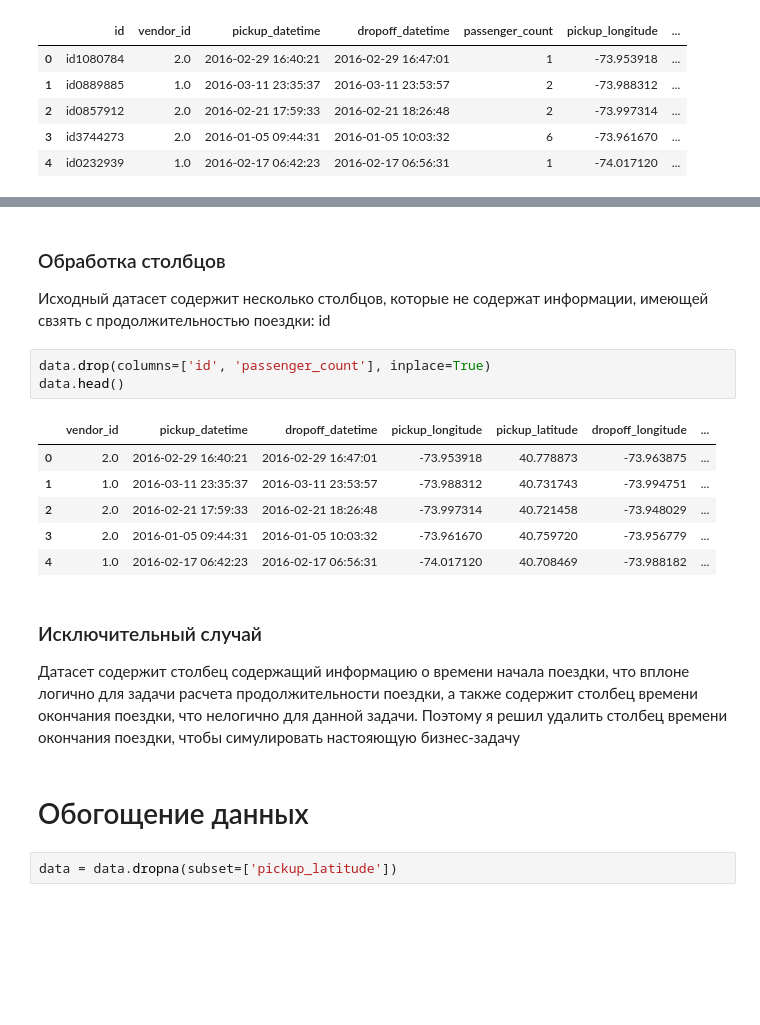
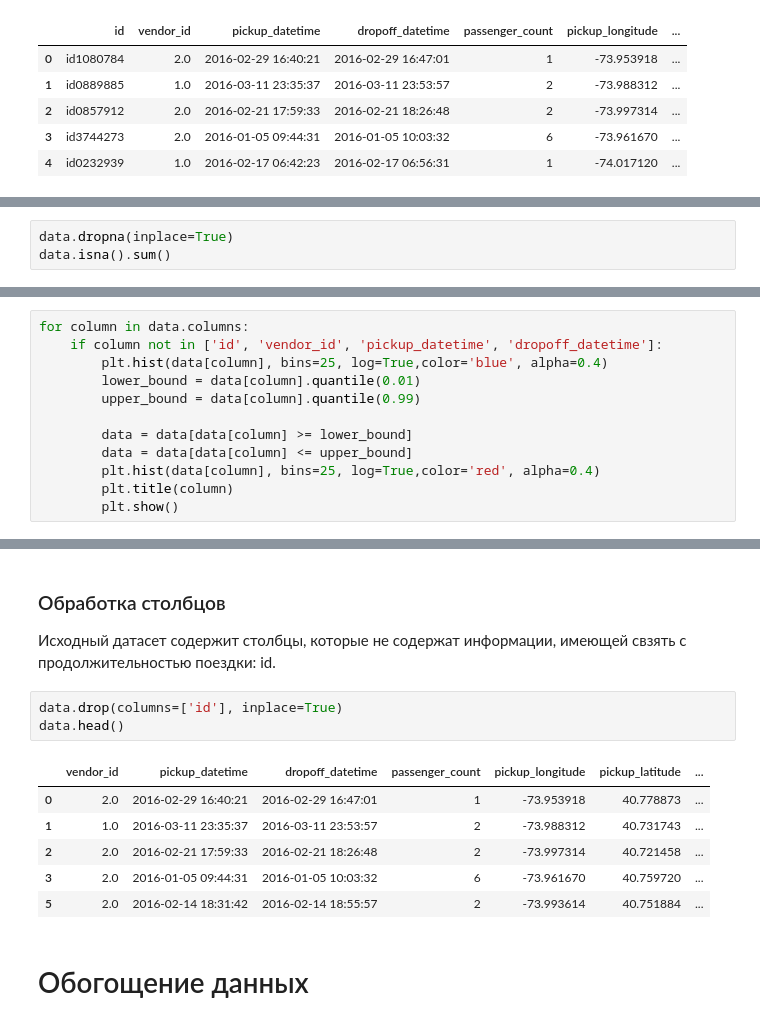
Before and after one commit to smnk-1/ML-studying, a Jupyter notebook: notebooks/TripDurationEDA.ipynb, the cells around one changed output, grey strips where cells are left out. Saved outputs shown, nothing was run; the diff lists cells and outputs as text; blank space fills up the shorter version.

```diff
--- a/notebooks/TripDurationEDA.ipynb
+++ b/notebooks/TripDurationEDA.ipynb
@@ -44,0 +77,3 @@ data.head()
+# %%
+data.dropna(inplace=True)
+data.isna().sum()
@@ -44,0 +100,12 @@ data.head()
+# %%
+for column in data.columns:
+    if column not in ['id', 'vendor_id', 'pickup_datetime', 'dropoff_datetime']:
+        plt.hist(data[column], bins=25, log=True,color='blue', alpha=0.4)
+        lower_bound = data[column].quantile(0.01)
+        upper_bound = data[column].quantile(0.99)
+
+        data = data[data[column] >= lower_bound]
+        data = data[data[column] <= upper_bound]
+        plt.hist(data[column], bins=25, log=True,color='red', alpha=0.4)
+        plt.title(column)
+        plt.show()
@@ -45,22 +137,16 @@ data.head()
 # %% [markdown]
 ### Обработка столбцов
 
-Исходный датасет содержит несколько столбцов, которые не содержат информации, имеющей свзять с продолжительностью поездки: id
+Исходный датасет содержит столбцы, которые не содержат информации, имеющей свзять с продолжительностью поездки: id.
 # %%
-data.drop(columns=['id', 'passenger_count'], inplace=True)
+data.drop(columns=['id'], inplace=True)
 data.head()
 # %% [output]
-|  | vendor_id | pickup_datetime | dropoff_datetime | pickup_longitude | pickup_latitude | dropoff_longitude | ... |
-| 0 | 2.0 | 2016-02-29 16:40:21 | 2016-02-29 16:47:01 | -73.953918 | 40.778873 | -73.963875 | ... |
-| 1 | 1.0 | 2016-03-11 23:35:37 | 2016-03-11 23:53:57 | -73.988312 | 40.731743 | -73.994751 | ... |
-| 2 | 2.0 | 2016-02-21 17:59:33 | 2016-02-21 18:26:48 | -73.997314 | 40.721458 | -73.948029 | ... |
-| 3 | 2.0 | 2016-01-05 09:44:31 | 2016-01-05 10:03:32 | -73.961670 | 40.759720 | -73.956779 | ... |
-| 4 | 1.0 | 2016-02-17 06:42:23 | 2016-02-17 06:56:31 | -74.017120 | 40.708469 | -73.988182 | ... |
+|  | vendor_id | pickup_datetime | dropoff_datetime | passenger_count | pickup_longitude | pickup_latitude | ... |
+| 0 | 2.0 | 2016-02-29 16:40:21 | 2016-02-29 16:47:01 | 1 | -73.953918 | 40.778873 | ... |
+| 1 | 1.0 | 2016-03-11 23:35:37 | 2016-03-11 23:53:57 | 2 | -73.988312 | 40.731743 | ... |
+| 2 | 2.0 | 2016-02-21 17:59:33 | 2016-02-21 18:26:48 | 2 | -73.997314 | 40.721458 | ... |
+| 3 | 2.0 | 2016-01-05 09:44:31 | 2016-01-05 10:03:32 | 6 | -73.961670 | 40.759720 | ... |
+| 5 | 2.0 | 2016-02-14 18:31:42 | 2016-02-14 18:55:57 | 2 | -73.993614 | 40.751884 | ... |
-# %% [markdown]
-### Исключительный случай
-
-Датасет содержит столбец содержащий информацию о времени начала поездки, что вплоне логично для задачи расчета продолжительности поездки, а также содержит столбец времени окончания поездки, что нелогично для данной задачи. Поэтому я решил удалить столбец времени окончания поездки, чтобы симулировать настояющую бизнес-задачу
 # %% [markdown]
 # Обогощение данных
-# %%
-data = data.dropna(subset=['pickup_latitude'])
```
Also changed, not shown: parts of 18 cells of this notebook, 2 other files.
